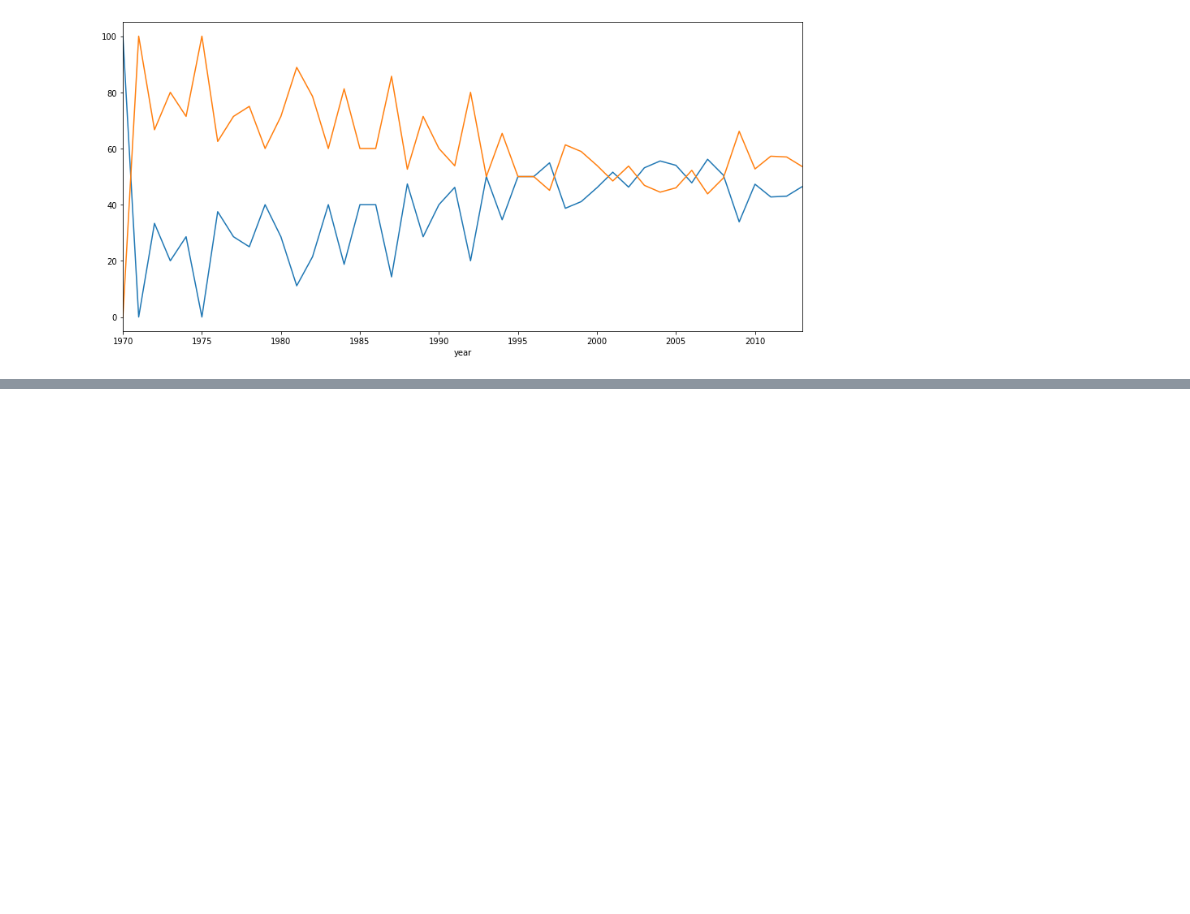
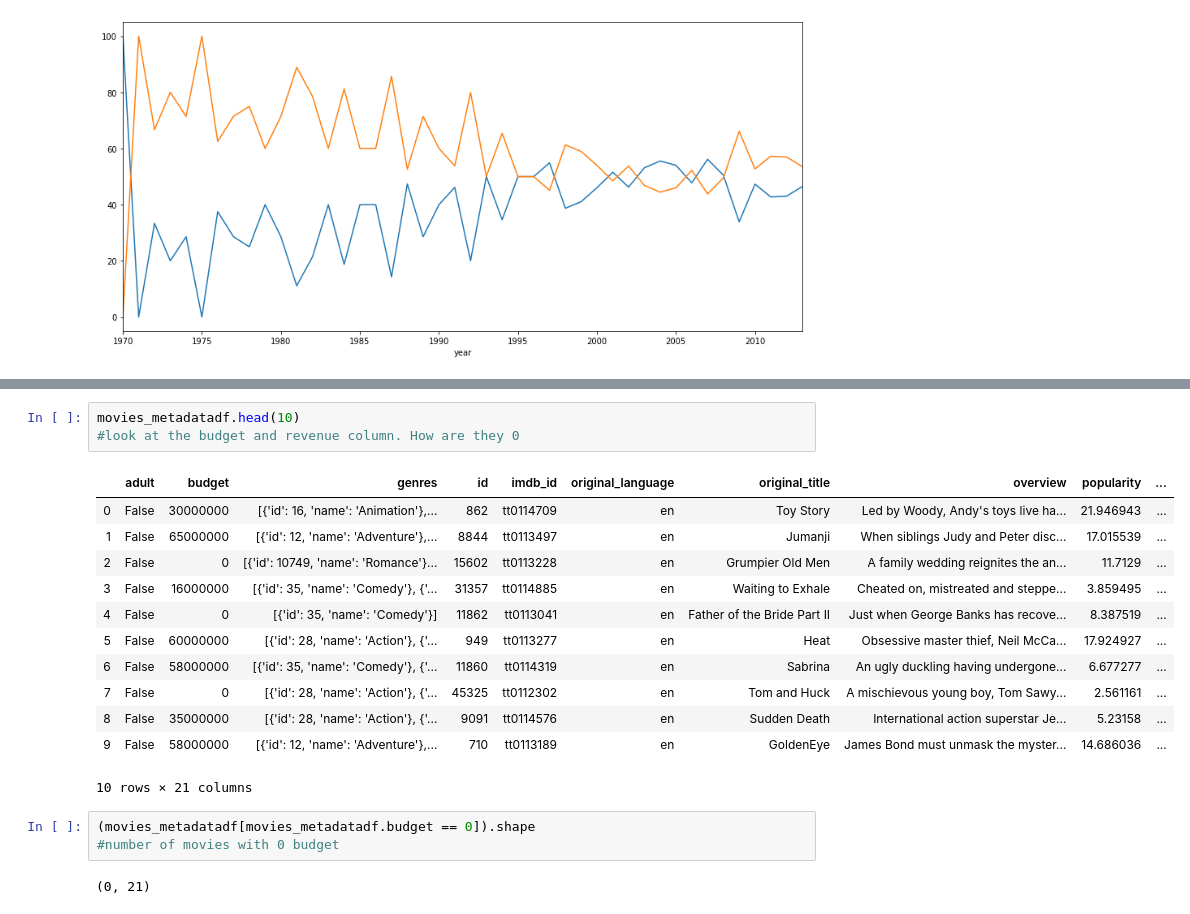
Before and after one commit to radhaparikh11/edamovietv, a Jupyter notebook: analysisnb.ipynb, the cells around one changed output, grey strips where cells are left out. Drawn from its saved outputs; the diff is of its cells as text; blank space fills up the shorter version.

```diff
--- a/analysisnb.ipynb
+++ b/analysisnb.ipynb
@@ -176,0 +184,21 @@ unstacked_movies['Fail Percentage'].plot(kind='line', ax=ax)
+# %%
+movies_metadatadf.head(10)
+#look at the budget and revenue column. How are they 0
+# %% [output]
+|  | adult | budget | genres | id | imdb_id | original_language | original_title | overview | popularity | ... |
+| 0 | False | 30000000 | [{'id': 16, 'name': 'Animation'},... | 862 | tt0114709 | en | Toy Story | Led by Woody, Andy's toys live ha... | 21.946943 | ... |
+| 1 | False | 65000000 | [{'id': 12, 'name': 'Adventure'},... | 8844 | tt0113497 | en | Jumanji | When siblings Judy and Peter disc... | 17.015539 | ... |
+| 2 | False | 0 | [{'id': 10749, 'name': 'Romance'}... | 15602 | tt0113228 | en | Grumpier Old Men | A family wedding reignites the an... | 11.7129 | ... |
+| 3 | False | 16000000 | [{'id': 35, 'name': 'Comedy'}, {'... | 31357 | tt0114885 | en | Waiting to Exhale | Cheated on, mistreated and steppe... | 3.859495 | ... |
+| 4 | False | 0 | [{'id': 35, 'name': 'Comedy'}] | 11862 | tt0113041 | en | Father of the Bride Part II | Just when George Banks has recove... | 8.387519 | ... |
+| 5 | False | 60000000 | [{'id': 28, 'name': 'Action'}, {'... | 949 | tt0113277 | en | Heat | Obsessive master thief, Neil McCa... | 17.924927 | ... |
+| 6 | False | 58000000 | [{'id': 35, 'name': 'Comedy'}, {'... | 11860 | tt0114319 | en | Sabrina | An ugly duckling having undergone... | 6.677277 | ... |
+| 7 | False | 0 | [{'id': 28, 'name': 'Action'}, {'... | 45325 | tt0112302 | en | Tom and Huck | A mischievous young boy, Tom Sawy... | 2.561161 | ... |
+| 8 | False | 35000000 | [{'id': 28, 'name': 'Action'}, {'... | 9091 | tt0114576 | en | Sudden Death | International action superstar Je... | 5.23158 | ... |
+| 9 | False | 58000000 | [{'id': 12, 'name': 'Adventure'},... | 710 | tt0113189 | en | GoldenEye | James Bond must unmask the myster... | 14.686036 | ... |
+10 rows × 21 columns
+# %%
+(movies_metadatadf[movies_metadatadf.budget == 0]).shape
+#number of movies with 0 budget
+# %% [output]
+(0, 21)
```
Also changed, not shown: parts of 37 cells of this notebook.
